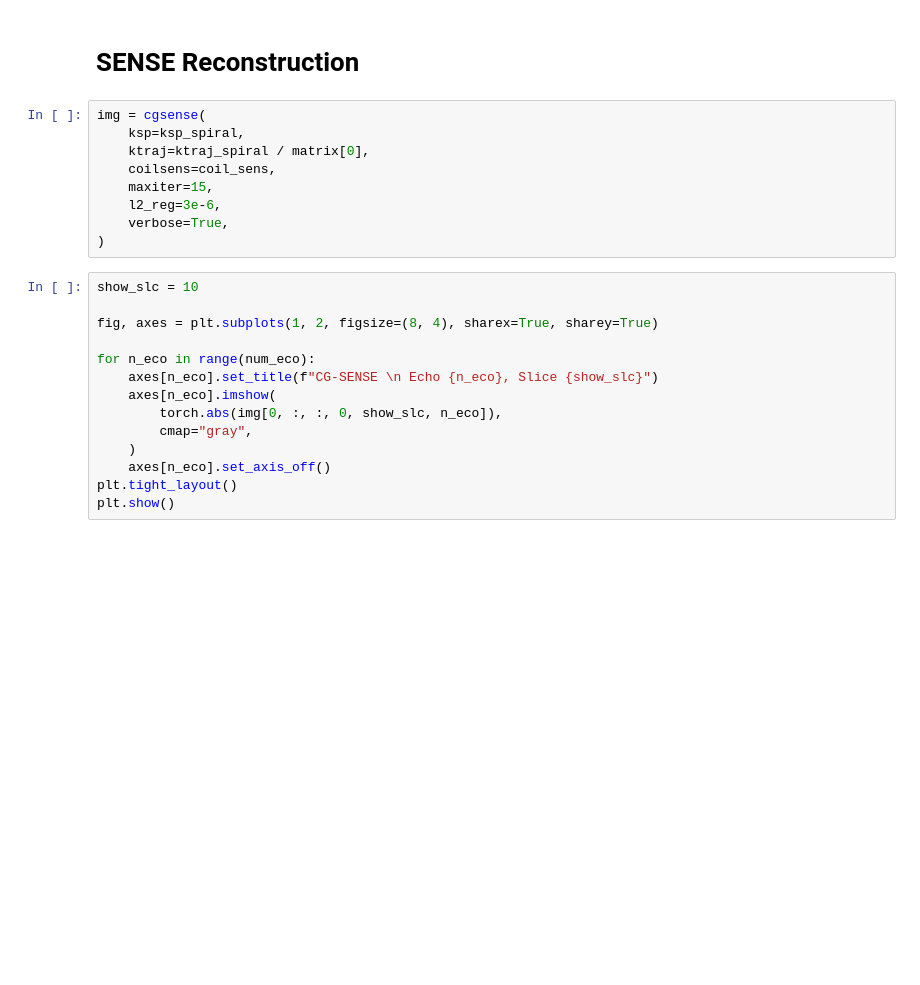
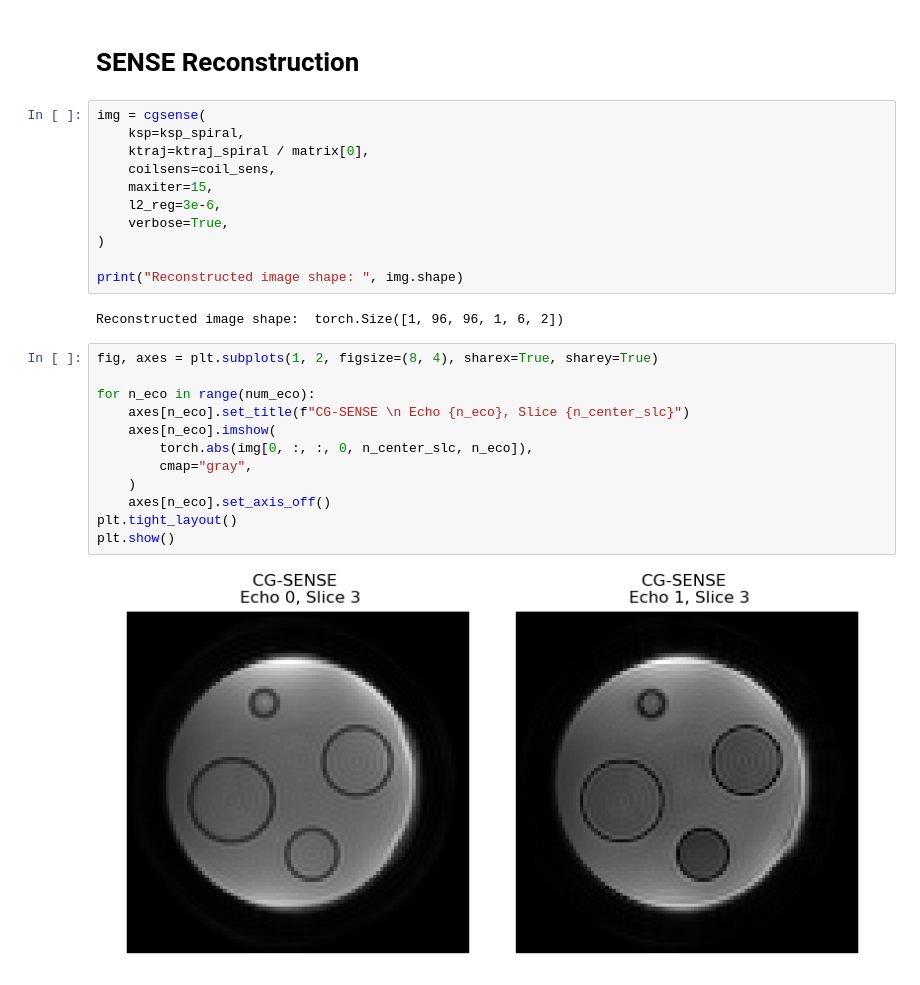
Before and after one commit to jumri-project/juart, a Jupyter notebook: examples/NonCartesianGrappa/ncgrappa_meas_spiral.ipynb, the cells around one changed output. Saved outputs shown, nothing was run; the diff lists cells and outputs as text; blank space fills up the shorter version.

```diff
--- a/examples/NonCartesianGrappa/ncgrappa_meas_spiral.ipynb
+++ b/examples/NonCartesianGrappa/ncgrappa_meas_spiral.ipynb
@@ -350,17 +619,21 @@ img = cgsense(
     l2_reg=3e-6,
     verbose=True,
 )
+
+print("Reconstructed image shape: ", img.shape)
+# %% [output]
+Reconstructed image shape:  torch.Size([1, 96, 96, 1, 6, 2])
 # %%
-show_slc = 10
-
 fig, axes = plt.subplots(1, 2, figsize=(8, 4), sharex=True, sharey=True)
 
 for n_eco in range(num_eco):
-    axes[n_eco].set_title(f"CG-SENSE \n Echo {n_eco}, Slice {show_slc}")
+    axes[n_eco].set_title(f"CG-SENSE \n Echo {n_eco}, Slice {n_center_slc}")
     axes[n_eco].imshow(
-        torch.abs(img[0, :, :, 0, show_slc, n_eco]),
+        torch.abs(img[0, :, :, 0, n_center_slc, n_eco]),
         cmap="gray",
     )
     axes[n_eco].set_axis_off()
 plt.tight_layout()
 plt.show()
+# %% [output]
+[figure, added]
```
Also changed, not shown: parts of 13 cells of this notebook.
